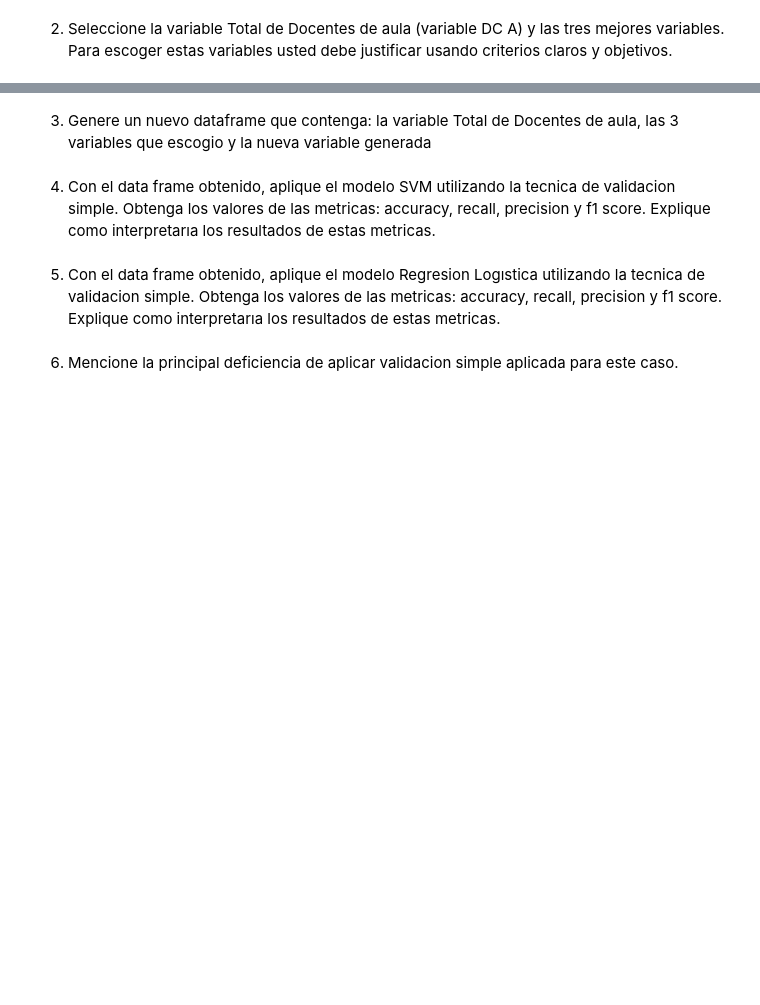
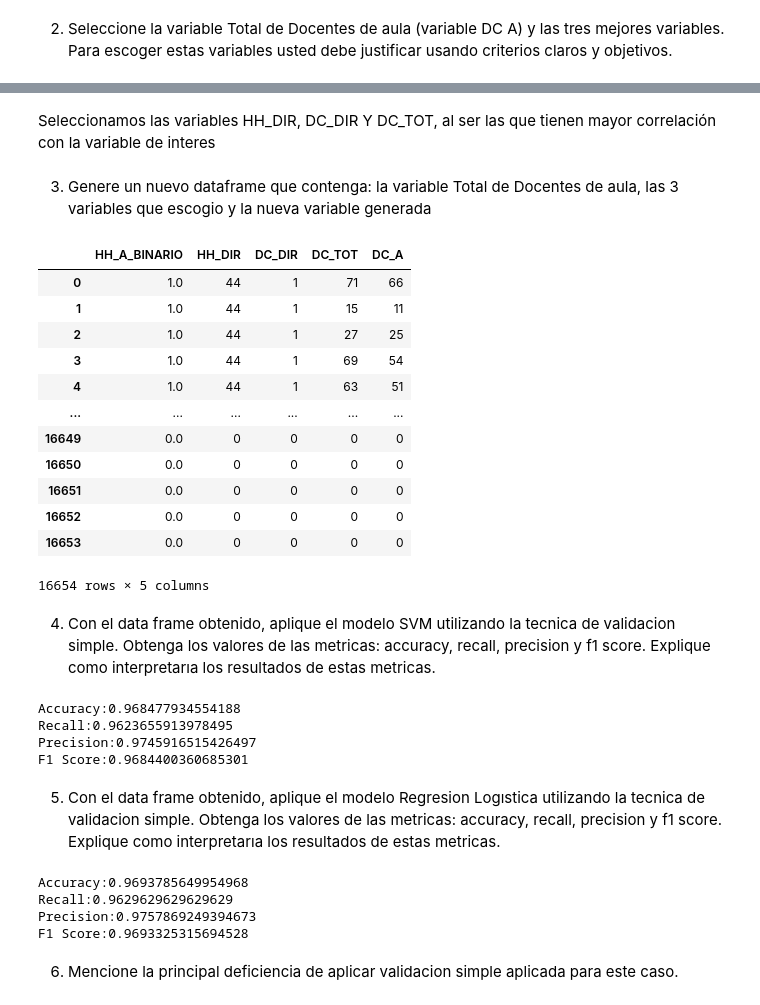
Before and after one commit to Dxeg0o/proyecto_cdd_2, a Jupyter notebook: proyecto.ipynb, the cells around one changed output, grey strips where cells are left out. Cells and saved outputs as stored; diff of their text form; code cells hidden in the pictures; blank space fills up the shorter version.

```diff
--- a/proyecto.ipynb
+++ b/proyecto.ipynb
@@ -202,3 +205,6 @@ Cross validation. Los pasos para responder la pregunta son:
 # %% [markdown]
 1. Genere una nueva variable a partir de Horas de Contrato de los Docentes de Aula (variable HH A) que tome
 el valor de 1 si supera las 160 horas, y tenga valor 0 si es menor o igual a este valor.
+# %%
+df.loc[df["HH_A"] <= 160, "HH_A_BINARIO"] = 0
+df.loc[df["HH_A"] > 160, "HH_A_BINARIO"] = 1
@@ -208,13 +247,84 @@ estas variables usted debe justificar usando criterios claros y objetivos.
+# %% [markdown]
+Seleccionamos las variables HH_DIR, DC_DIR Y DC_TOT, al ser las que tienen mayor correlación con la variable de interes
 # %% [markdown]
 3. Genere un nuevo dataframe que contenga: la variable Total de Docentes de aula, las 3 variables que escogio
 y la nueva variable generada
+# %%
+df_4=df[["HH_A_BINARIO","HH_DIR","DC_DIR","DC_TOT","DC_A"]]
+df_4
+# %% [output]
+|  | HH_A_BINARIO | HH_DIR | DC_DIR | DC_TOT | DC_A |
+| 0 | 1.0 | 44 | 1 | 71 | 66 |
+| 1 | 1.0 | 44 | 1 | 15 | 11 |
+| 2 | 1.0 | 44 | 1 | 27 | 25 |
+| 3 | 1.0 | 44 | 1 | 69 | 54 |
+| 4 | 1.0 | 44 | 1 | 63 | 51 |
+| ... | ... | ... | ... | ... | ... |
+| 16649 | 0.0 | 0 | 0 | 0 | 0 |
+| 16650 | 0.0 | 0 | 0 | 0 | 0 |
+| 16651 | 0.0 | 0 | 0 | 0 | 0 |
+| 16652 | 0.0 | 0 | 0 | 0 | 0 |
+| 16653 | 0.0 | 0 | 0 | 0 | 0 |
+16654 rows × 5 columns
 # %% [markdown]
 4. Con el data frame obtenido, aplique el modelo SVM utilizando la tecnica de validacion simple. Obtenga los
 valores de las metricas: accuracy, recall, precision y f1 score. Explique como interpretarıa los resultados de
 estas metricas.
+# %%
+from sklearn.model_selection import train_test_split
+from sklearn.svm import SVC
+from sklearn.metrics import accuracy_score, recall_score, precision_score, f1_score
+
+X = df_4.drop("HH_A_BINARIO", axis=1)
+y = df_4["HH_A_BINARIO"]
+
+X_train, X_test, y_train, y_test = train_test_split(X, y, test_size=0.2, random_state=42)
+
+svm_model = SVC()
+svm_model.fit(X_train, y_train)
+
+y_pred = svm_model.predict(X_test)
+
+accuracy = accuracy_score(y_test, y_pred)
+recall = recall_score(y_test, y_pred)
+precision = precision_score(y_test, y_pred)
+f1 = f1_score(y_test, y_pred)
+
+print(f"Accuracy:{accuracy}\nRecall:{recall}\nPrecision:{precision}\nF1 Score:{f1}")
+# %% [output]
+Accuracy:0.968477934554188
+Recall:0.9623655913978495
+Precision:0.9745916515426497
+F1 Score:0.9684400360685301
 # %% [markdown]
 5. Con el data frame obtenido, aplique el modelo Regresion Logıstica utilizando la tecnica de validacion simple.
 Obtenga los valores de las metricas: accuracy, recall, precision y f1 score. Explique como interpretarıa los
 resultados de estas metricas.
+# %%
+from sklearn.model_selection import train_test_split
+from sklearn.linear_model import LogisticRegression
+from sklearn.metrics import accuracy_score, recall_score, precision_score, f1_score
+
+X = df_4.drop("HH_A_BINARIO", axis=1)
+y = df_4["HH_A_BINARIO"]
+
+X_train, X_test, y_train, y_test = train_test_split(X, y, test_size=0.2, random_state=42)
+
+logistic_model = LogisticRegression()
+logistic_model.fit(X_train, y_train)
+
+y_pred = logistic_model.predict(X_test)
+
+accuracy = accuracy_score(y_test, y_pred)
+recall = recall_score(y_test, y_pred)
+precision = precision_score(y_test, y_pred)
+f1 = f1_score(y_test, y_pred)
+
+print(f"Accuracy:{accuracy}\nRecall:{recall}\nPrecision:{precision}\nF1 Score:{f1}")
+# %% [output]
+Accuracy:0.9693785649954968
+Recall:0.9629629629629629
+Precision:0.9757869249394673
+F1 Score:0.9693325315694528
 # %% [markdown]
 6. Mencione la principal deficiencia de aplicar validacion simple aplicada para este caso.
```
Also changed, not shown: parts of 7 cells of this notebook, 1 other file.
